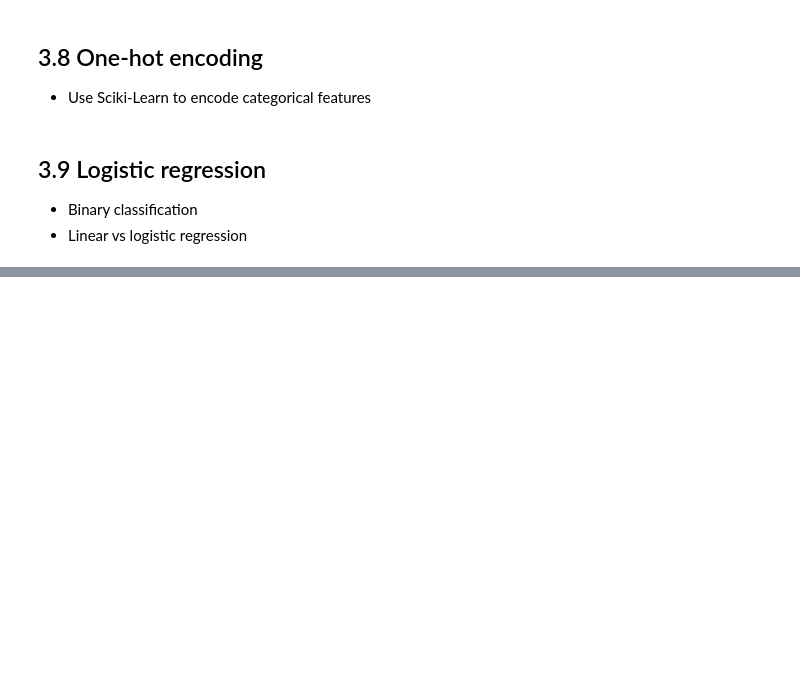
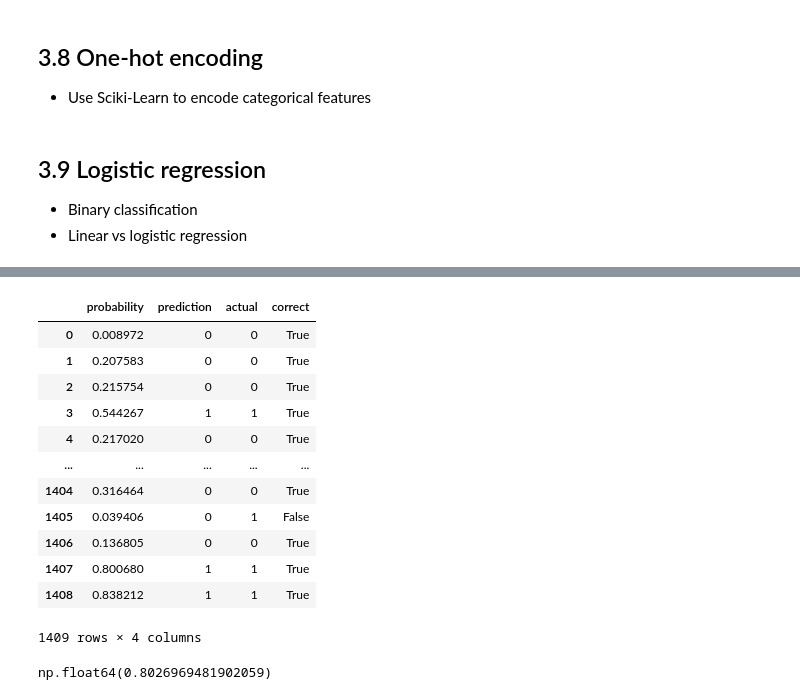
Before and after one commit to HeilmannKarl/machine-learning-zoomcamp, a Jupyter notebook: notebooks/chapter-03/3-machine-learning-classification.ipynb, the cells around one changed output, grey strips where cells are left out. Cells and saved outputs as stored; diff of their text form; code cells hidden in the pictures; blank space fills up the shorter version.

```diff
--- a/notebooks/chapter-03/3-machine-learning-classification.ipynb
+++ b/notebooks/chapter-03/3-machine-learning-classification.ipynb
@@ -567,0 +667,3 @@ X_val = dv.transform(val_dicts)
+# %%
+model = LogisticRegression()
+model.fit(X_train, y_train) # training the model
@@ -567,0 +712,3 @@ X_val = dv.transform(val_dicts)
+# %%
+y_pred = model.predict_proba(X_val)[:, 1]
+y_pred
@@ -567,0 +718,2 @@ X_val = dv.transform(val_dicts)
+# %%
+churn_decision = (y_pred >= 0.5)
@@ -567,0 +751,5 @@ X_val = dv.transform(val_dicts)
+# %%
+df_pred = pd.DataFrame()
+df_pred['probability'] = y_pred # probability to churn
+df_pred['prediction'] = churn_decision.astype(int) # prediction to churn
+df_pred['actual'] = y_val # data from validation set, so the real churn values
@@ -567,0 +772,21 @@ X_val = dv.transform(val_dicts)
+# %%
+df_pred['correct'] = df_pred.prediction == df_pred.actual # take a look which predictions are correct
+df_pred
+# %% [output]
+|  | probability | prediction | actual | correct |
+| 0 | 0.008972 | 0 | 0 | True |
+| 1 | 0.207583 | 0 | 0 | True |
+| 2 | 0.215754 | 0 | 0 | True |
+| 3 | 0.544267 | 1 | 1 | True |
+| 4 | 0.217020 | 0 | 0 | True |
+| ... | ... | ... | ... | ... |
+| 1404 | 0.316464 | 0 | 0 | True |
+| 1405 | 0.039406 | 0 | 1 | False |
+| 1406 | 0.136805 | 0 | 0 | True |
+| 1407 | 0.800680 | 1 | 1 | True |
+| 1408 | 0.838212 | 1 | 1 | True |
+1409 rows × 4 columns
+# %%
+df_pred.correct.mean()
+# %% [output]
+np.float64(0.8026969481902059)
```
Also changed, not shown: parts of 38 cells of this notebook, 7 other files.
